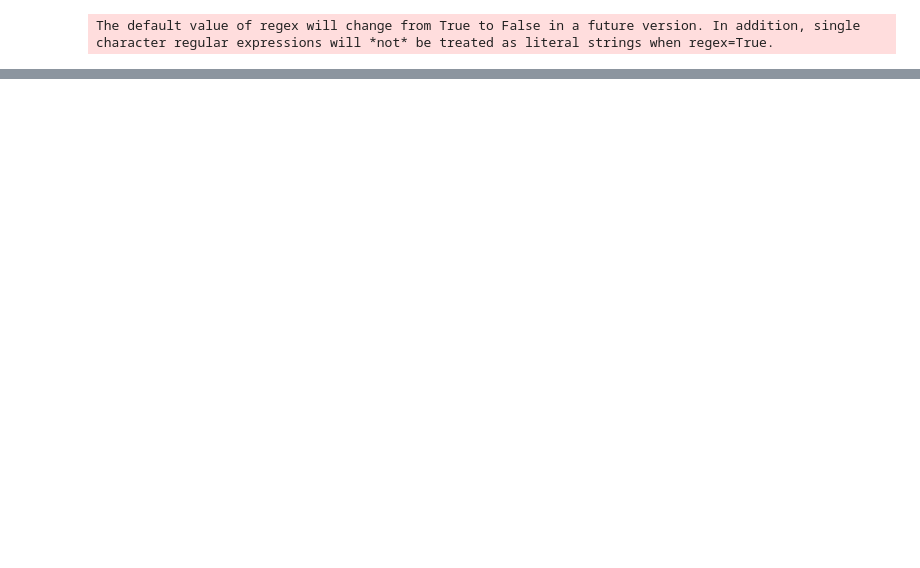
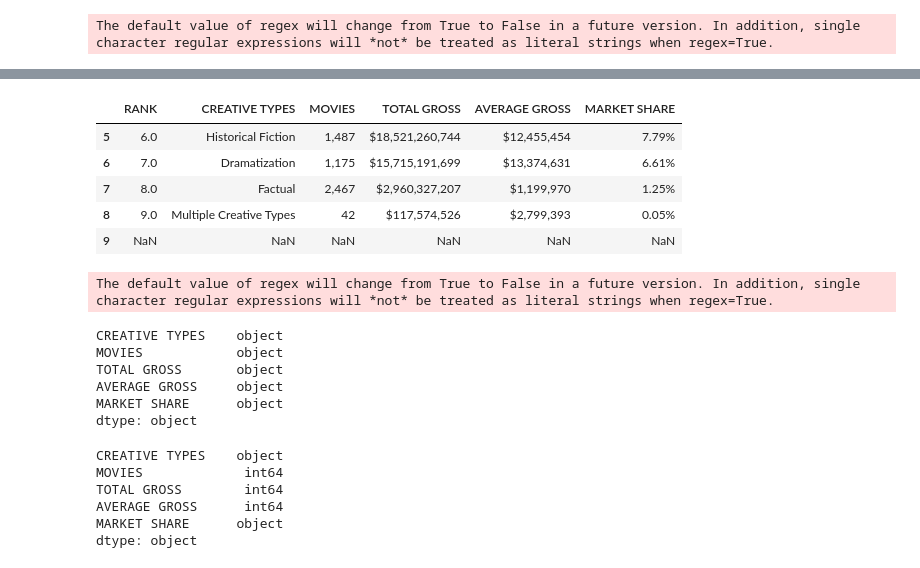
Before and after one commit to kemalozer23/hollywood-market-analysis-kaggle-1, a Jupyter notebook: hollywood.ipynb, the cells around one changed output, grey strips where cells are left out. Cells and saved outputs as stored; diff of their text form; code cells hidden in the pictures; blank space fills up the shorter version.

```diff
--- a/hollywood.ipynb
+++ b/hollywood.ipynb
@@ -264,0 +303,9 @@ fig.show()
+# %%
+popular_creative_types.tail()
+# %% [output]
+|  | RANK | CREATIVE TYPES | MOVIES | TOTAL GROSS | AVERAGE GROSS | MARKET SHARE |
+| 5 | 6.0 | Historical Fiction | 1,487 | $18,521,260,744 | $12,455,454 | 7.79% |
+| 6 | 7.0 | Dramatization | 1,175 | $15,715,191,699 | $13,374,631 | 6.61% |
+| 7 | 8.0 | Factual | 2,467 | $2,960,327,207 | $1,199,970 | 1.25% |
+| 8 | 9.0 | Multiple Creative Types | 42 | $117,574,526 | $2,799,393 | 0.05% |
+| 9 | NaN | NaN | NaN | NaN | NaN | NaN |
@@ -264,0 +316,17 @@ fig.show()
+# %%
+popular_creative_types["MOVIES"] = popular_creative_types["MOVIES"].str.replace(",","")
+
+for i in ["TOTAL GROSS","AVERAGE GROSS"]:
+    popular_creative_types[i] = popular_creative_types[i].str.replace(",","")
+    popular_creative_types[i] = popular_creative_types[i].str.replace("$","")
+# %% [output]
+The default value of regex will change from True to False in a future version. In addition, single character regular expressions will *not* be treated as literal strings when regex=True.
+# %%
+popular_creative_types.dtypes
+# %% [output]
+CREATIVE TYPES    object
+MOVIES            object
+TOTAL GROSS       object
+AVERAGE GROSS     object
+MARKET SHARE      object
+dtype: object
@@ -264,0 +336,9 @@ fig.show()
+# %%
+popular_creative_types.dtypes
+# %% [output]
+CREATIVE TYPES    object
+MOVIES             int64
+TOTAL GROSS        int64
+AVERAGE GROSS      int64
+MARKET SHARE      object
+dtype: object
```
Also changed, not shown: parts of 18 cells of this notebook.
